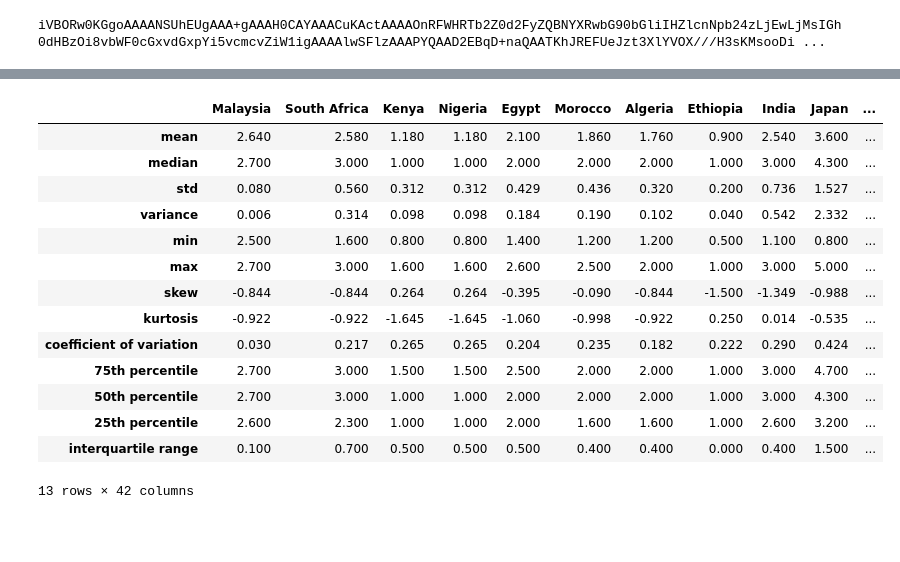
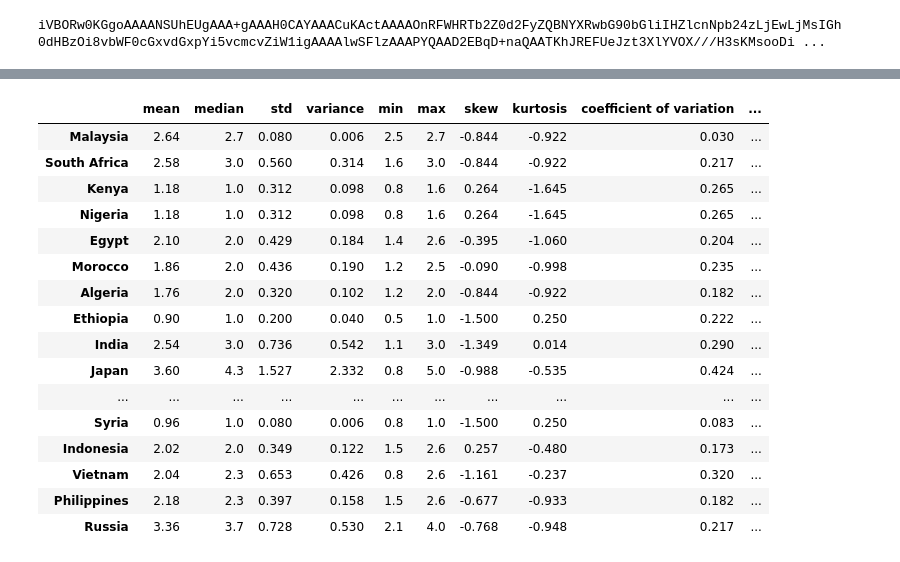
Before and after one commit to Aniket7651/Visualizer, a Jupyter notebook: visualCancer/sci.ipynb, the cells around one changed output, grey strips where cells are left out. Drawn from its saved outputs; the diff is of its cells as text; code cells hidden in the pictures; blank space fills up the shorter version.

```diff
--- a/visualCancer/sci.ipynb
+++ b/visualCancer/sci.ipynb
@@ -42,6 +42,6 @@ import matplotlib.pyplot as plt
 import numpy as np
 import io, base64
 
-file = '/home/aniket-yadav/WORKSPACE/WebProjects/.visenv/Visualizer/staticfiles/Data/ProstateCancer.xlsx'
-df = pd.read_excel(file, sheet_name='ProstateCancer')
-spcCent = df["Specialized Centers"].astype(float).to_list()
+file = '/home/aniket-yadav/WORKSPACE/WebProjects/.visenv/Visualizer/staticfiles/Data/ColorectalCancer.xlsx'
+df = pd.read_excel(file, sheet_name='ColorectalCancer')
+spcCent = df["Specialized Centers"].astype(float).to_list() # sample list out a column
@@ -190,23 +188,26 @@ avgData
 202 rows × 7 columns
 # %%
 cancer_type = 'prostate'
+
 avgData = avgData[avgData['Type'] == cancer_type.title()]
 avgDataTransposed = avgData.iloc[:,1:].set_index('Country').transpose()
-get_descriptive_statistics(avgDataTransposed, alter=0)
+get_descriptive_statistics(avgDataTransposed, alter=0).transpose()
 # %% [output]
-|  | Malaysia | South Africa | Kenya | Nigeria | Egypt | Morocco | Algeria | Ethiopia | India | Japan | ... |
-| mean | 2.640 | 2.580 | 1.180 | 1.180 | 2.100 | 1.860 | 1.760 | 0.900 | 2.540 | 3.600 | ... |
-| median | 2.700 | 3.000 | 1.000 | 1.000 | 2.000 | 2.000 | 2.000 | 1.000 | 3.000 | 4.300 | ... |
-| std | 0.080 | 0.560 | 0.312 | 0.312 | 0.429 | 0.436 | 0.320 | 0.200 | 0.736 | 1.527 | ... |
-| variance | 0.006 | 0.314 | 0.098 | 0.098 | 0.184 | 0.190 | 0.102 | 0.040 | 0.542 | 2.332 | ... |
-| min | 2.500 | 1.600 | 0.800 | 0.800 | 1.400 | 1.200 | 1.200 | 0.500 | 1.100 | 0.800 | ... |
-| max | 2.700 | 3.000 | 1.600 | 1.600 | 2.600 | 2.500 | 2.000 | 1.000 | 3.000 | 5.000 | ... |
-| skew | -0.844 | -0.844 | 0.264 | 0.264 | -0.395 | -0.090 | -0.844 | -1.500 | -1.349 | -0.988 | ... |
-| kurtosis | -0.922 | -0.922 | -1.645 | -1.645 | -1.060 | -0.998 | -0.922 | 0.250 | 0.014 | -0.535 | ... |
-| coefficient of variation | 0.030 | 0.217 | 0.265 | 0.265 | 0.204 | 0.235 | 0.182 | 0.222 | 0.290 | 0.424 | ... |
-| 75th percentile | 2.700 | 3.000 | 1.500 | 1.500 | 2.500 | 2.000 | 2.000 | 1.000 | 3.000 | 4.700 | ... |
-| 50th percentile | 2.700 | 3.000 | 1.000 | 1.000 | 2.000 | 2.000 | 2.000 | 1.000 | 3.000 | 4.300 | ... |
-| 25th percentile | 2.600 | 2.300 | 1.000 | 1.000 | 2.000 | 1.600 | 1.600 | 1.000 | 2.600 | 3.200 | ... |
-| interquartile range | 0.100 | 0.700 | 0.500 | 0.500 | 0.500 | 0.400 | 0.400 | 0.000 | 0.400 | 1.500 | ... |
+|  | mean | median | std | variance | min | max | skew | kurtosis | coefficient of variation | ... |
+| Malaysia | 2.64 | 2.7 | 0.080 | 0.006 | 2.5 | 2.7 | -0.844 | -0.922 | 0.030 | ... |
+| South Africa | 2.58 | 3.0 | 0.560 | 0.314 | 1.6 | 3.0 | -0.844 | -0.922 | 0.217 | ... |
+| Kenya | 1.18 | 1.0 | 0.312 | 0.098 | 0.8 | 1.6 | 0.264 | -1.645 | 0.265 | ... |
+| Nigeria | 1.18 | 1.0 | 0.312 | 0.098 | 0.8 | 1.6 | 0.264 | -1.645 | 0.265 | ... |
+| Egypt | 2.10 | 2.0 | 0.429 | 0.184 | 1.4 | 2.6 | -0.395 | -1.060 | 0.204 | ... |
+| Morocco | 1.86 | 2.0 | 0.436 | 0.190 | 1.2 | 2.5 | -0.090 | -0.998 | 0.235 | ... |
+| Algeria | 1.76 | 2.0 | 0.320 | 0.102 | 1.2 | 2.0 | -0.844 | -0.922 | 0.182 | ... |
+| Ethiopia | 0.90 | 1.0 | 0.200 | 0.040 | 0.5 | 1.0 | -1.500 | 0.250 | 0.222 | ... |
+| India | 2.54 | 3.0 | 0.736 | 0.542 | 1.1 | 3.0 | -1.349 | 0.014 | 0.290 | ... |
+| Japan | 3.60 | 4.3 | 1.527 | 2.332 | 0.8 | 5.0 | -0.988 | -0.535 | 0.424 | ... |
+| ... | ... | ... | ... | ... | ... | ... | ... | ... | ... | ... |
+| Syria | 0.96 | 1.0 | 0.080 | 0.006 | 0.8 | 1.0 | -1.500 | 0.250 | 0.083 | ... |
+| Indonesia | 2.02 | 2.0 | 0.349 | 0.122 | 1.5 | 2.6 | 0.257 | -0.480 | 0.173 | ... |
+| Vietnam | 2.04 | 2.3 | 0.653 | 0.426 | 0.8 | 2.6 | -1.161 | -0.237 | 0.320 | ... |
+| Philippines | 2.18 | 2.3 | 0.397 | 0.158 | 1.5 | 2.6 | -0.677 | -0.933 | 0.182 | ... |
+| Russia | 3.36 | 3.7 | 0.728 | 0.530 | 2.1 | 4.0 | -0.768 | -0.948 | 0.217 | ... |
-13 rows × 42 columns
 # %%
```
Also changed, not shown: parts of 6 cells of this notebook, 10 other files.
